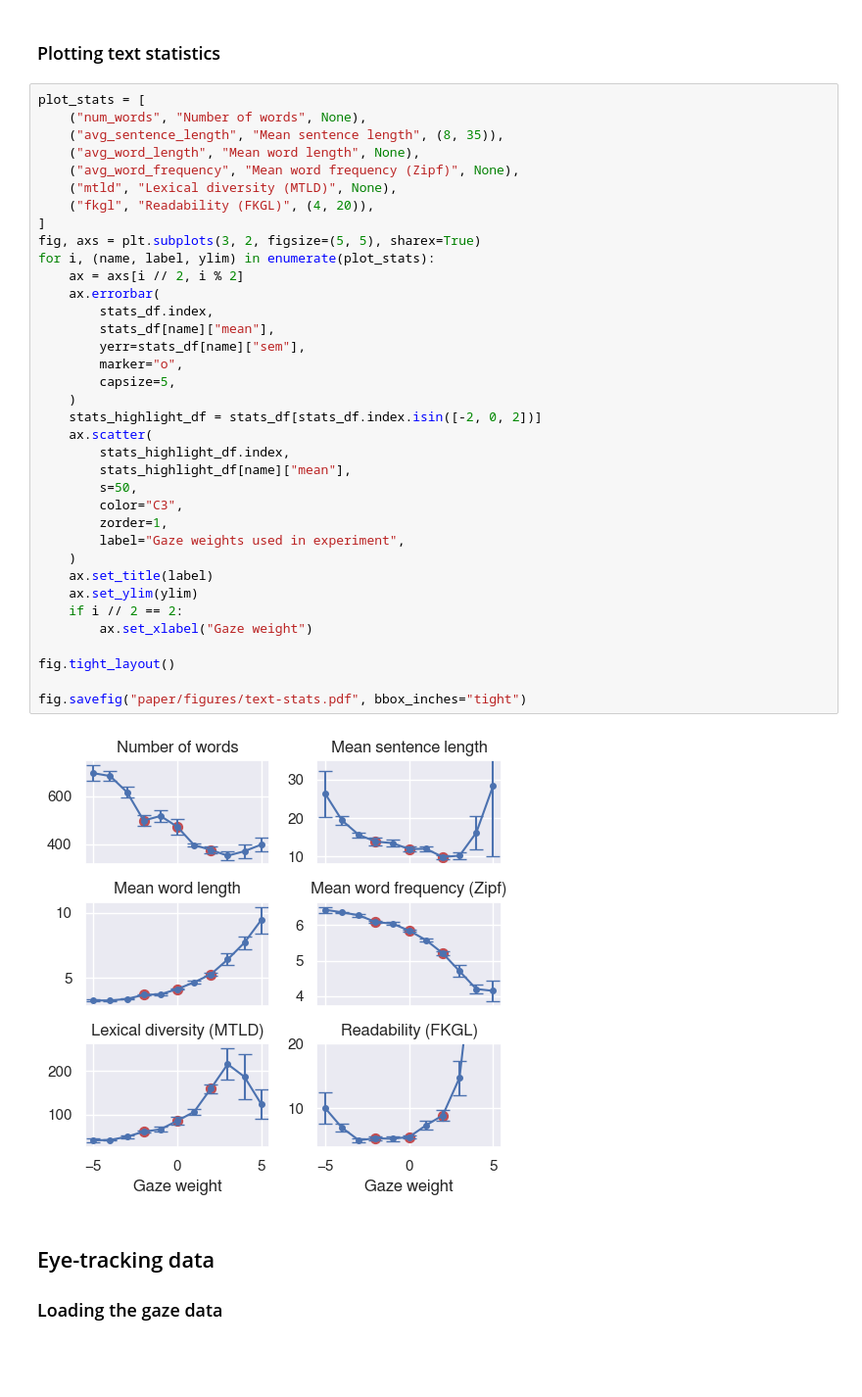
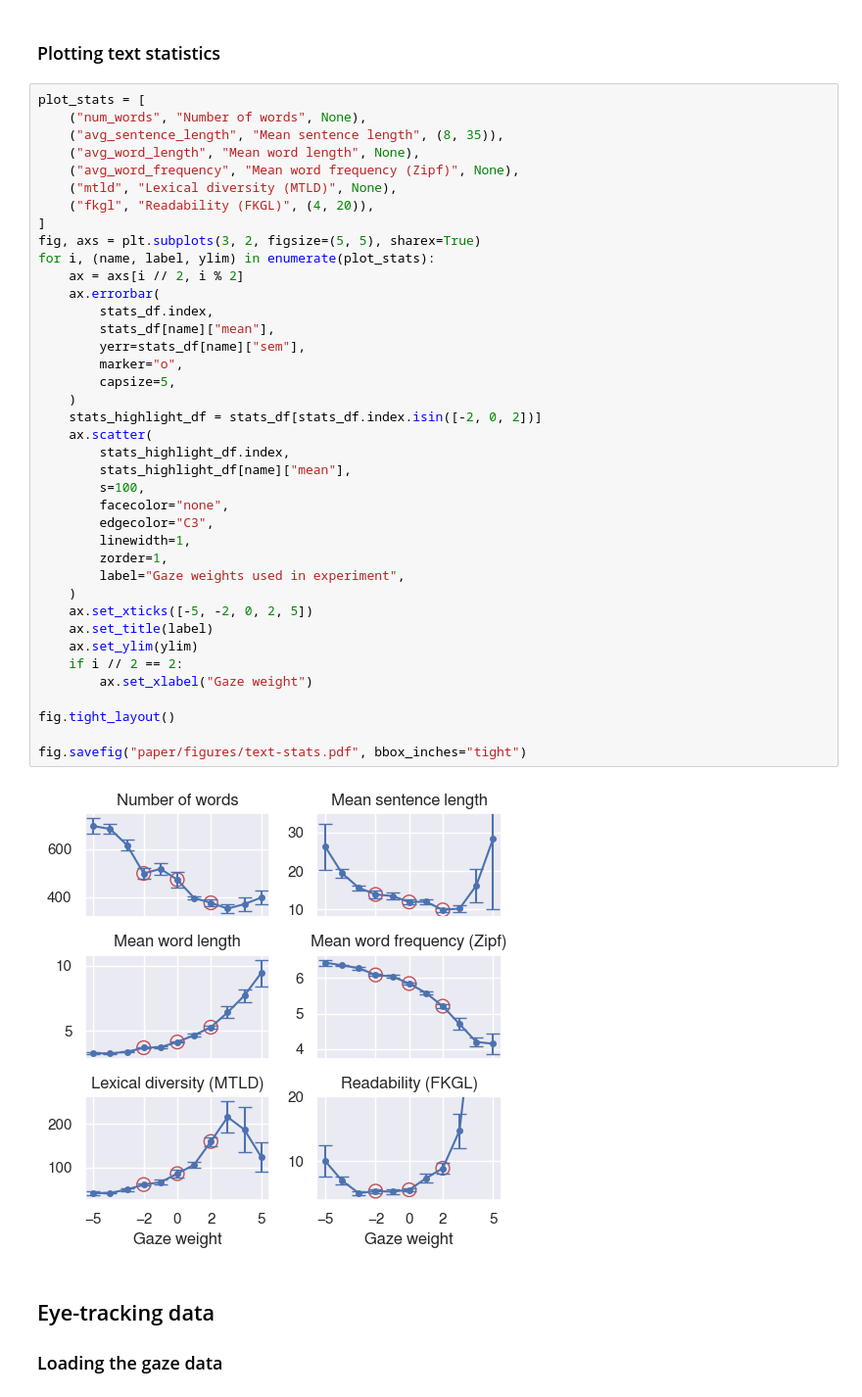
Before and after one commit to mainlp/gaze-guided-text-generation, a Jupyter notebook: analysis.ipynb, the cells around one changed output. Shown at 98% size. Saved outputs shown, nothing was run; the diff lists cells and outputs as text; blank space fills up the shorter version.

Commit message:
Update text statistics figure

```diff
--- a/analysis.ipynb
+++ b/analysis.ipynb
@@ -262,36 +262,39 @@ plot_stats = [
     ("avg_word_frequency", "Mean word frequency (Zipf)", None),
     ("mtld", "Lexical diversity (MTLD)", None),
     ("fkgl", "Readability (FKGL)", (4, 20)),
 ]
 fig, axs = plt.subplots(3, 2, figsize=(5, 5), sharex=True)
 for i, (name, label, ylim) in enumerate(plot_stats):
     ax = axs[i // 2, i % 2]
     ax.errorbar(
         stats_df.index,
         stats_df[name]["mean"],
         yerr=stats_df[name]["sem"],
         marker="o",
         capsize=5,
     )
     stats_highlight_df = stats_df[stats_df.index.isin([-2, 0, 2])]
     ax.scatter(
         stats_highlight_df.index,
         stats_highlight_df[name]["mean"],
-        s=50,
-        color="C3",
+        s=100,
+        facecolor="none",
+        edgecolor="C3",
+        linewidth=1,
         zorder=1,
         label="Gaze weights used in experiment",
     )
+    ax.set_xticks([-5, -2, 0, 2, 5])
     ax.set_title(label)
     ax.set_ylim(ylim)
     if i // 2 == 2:
         ax.set_xlabel("Gaze weight")
 
 fig.tight_layout()
 
 fig.savefig("paper/figures/text-stats.pdf", bbox_inches="tight")
 # %% [output]
-[figure, old version]
+[figure, new version]
 # %% [markdown]
 ## Eye-tracking data
 
```
Also changed, not shown: 1 other file.
